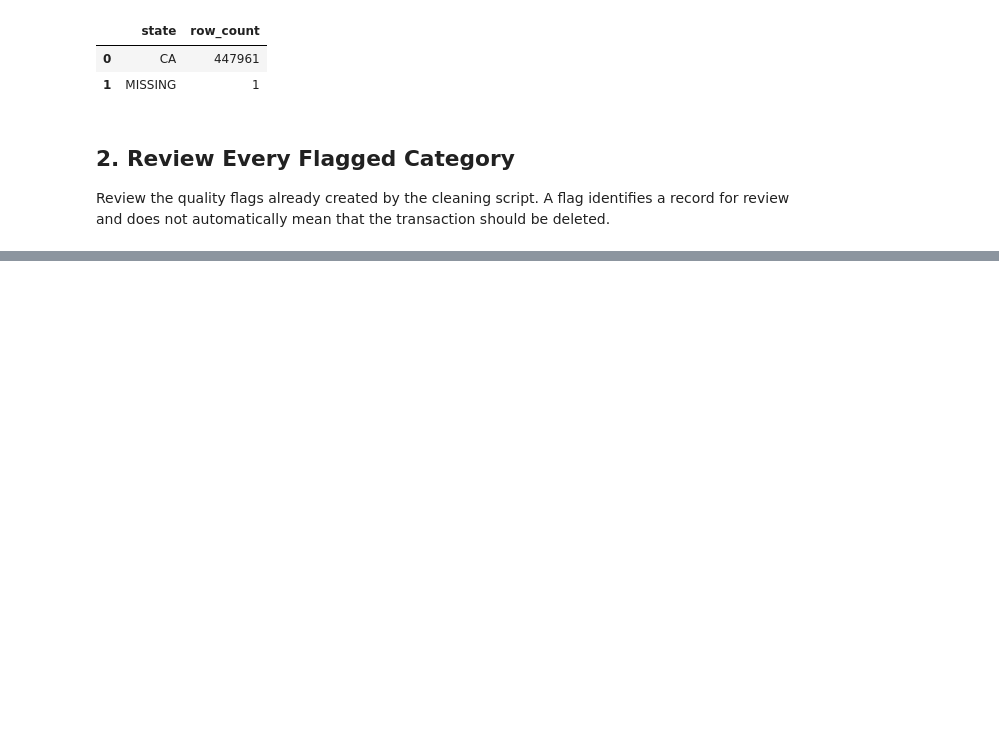
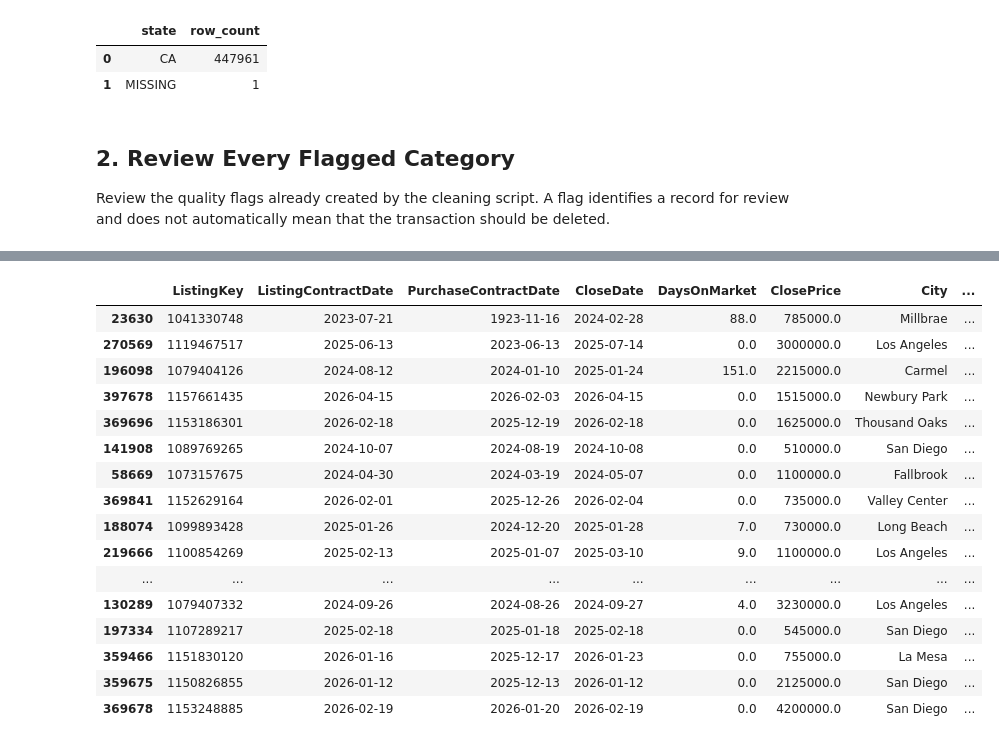
Before and after one commit to DorisTheChef/real-estate-dashboard-project, a Jupyter notebook: notebooks/week4_5_flagged_rows_investigation.ipynb, the cells around one changed output, grey strips where cells are left out. Cells and saved outputs as stored; diff of their text form; code cells hidden in the pictures; blank space fills up the shorter version.

```diff
--- a/notebooks/week4_5_flagged_rows_investigation.ipynb
+++ b/notebooks/week4_5_flagged_rows_investigation.ipynb
@@ -202,0 +728,18 @@ Investigation dataset shape: (447962, 67)
+# %%
+# --- Handle invalid_living_area_flag: 165 rows where LivingArea is exactly 0
+# --- (no negatives). Zero is a "not recorded" placeholder, not a real size —
+# --- 135 are single-family homes and 22 mobile homes that simply lack the
+# --- field. Retain the transactions and set the invalid area to missing, so
+# --- size- and price-per-sqft metrics ignore these rows automatically.
+invalid_area_mask = investigation["LivingArea"].le(0).fillna(False)
+
+print(f"Rows with LivingArea <= 0: {int(invalid_area_mask.sum())}")
+display(
+    investigation.loc[
+        invalid_area_mask,
+        ["ListingKey", "ClosePrice", "LivingArea", "PropertySubType", "City"],
+    ].head(10)
+)
+
+investigation.loc[invalid_area_mask, "LivingArea"] = pd.NA
+print(f"LivingArea set to missing for {int(invalid_area_mask.sum())} rows")
@@ -202,0 +814,31 @@ Investigation dataset shape: (447962, 67)
+# %%
+# --- Investigate the last timeline issue: purchase date BEFORE listing date
+# --- (the remaining piece of negative_timeline_flag). How far before, and
+# --- does the gap size suggest different causes?
+purchase_before_listing_mask = (
+    investigation["PurchaseContractDate"].notna()
+    & investigation["ListingContractDate"].notna()
+    & investigation["PurchaseContractDate"].lt(investigation["ListingContractDate"])
+)
+print(f"Purchase-before-listing rows: {int(purchase_before_listing_mask.sum())}")
+
+gap_days = (
+    investigation.loc[purchase_before_listing_mask, "ListingContractDate"]
+    - investigation.loc[purchase_before_listing_mask, "PurchaseContractDate"]
+).dt.days
+
+print("\nGap distribution (days purchase precedes listing):")
+print(gap_days.describe())
+print("\nGap buckets:")
+print(pd.cut(gap_days, [0, 7, 30, 90, 365, 40000]).value_counts().sort_index())
+
+# Look at the extremes first — gaps of years are likely year typos.
+display(
+    investigation.loc[purchase_before_listing_mask]
+    .assign(gap_days=gap_days)
+    .sort_values("gap_days", ascending=False)
+    [["ListingKey", "ListingContractDate", "PurchaseContractDate",
+      "CloseDate", "DaysOnMarket", "ClosePrice", "City", "gap_days"]]
+    .head(20)
+)
+# %% [output]
@@ -202,0 +865,17 @@ Investigation dataset shape: (447962, 67)
+|  | ListingKey | ListingContractDate | PurchaseContractDate | CloseDate | DaysOnMarket | ClosePrice | City | ... |
+| 23630 | 1041330748 | 2023-07-21 | 1923-11-16 | 2024-02-28 | 88.0 | 785000.0 | Millbrae | ... |
+| 270569 | 1119467517 | 2025-06-13 | 2023-06-13 | 2025-07-14 | 0.0 | 3000000.0 | Los Angeles | ... |
+| 196098 | 1079404126 | 2024-08-12 | 2024-01-10 | 2025-01-24 | 151.0 | 2215000.0 | Carmel | ... |
+| 397678 | 1157661435 | 2026-04-15 | 2026-02-03 | 2026-04-15 | 0.0 | 1515000.0 | Newbury Park | ... |
+| 369696 | 1153186301 | 2026-02-18 | 2025-12-19 | 2026-02-18 | 0.0 | 1625000.0 | Thousand Oaks | ... |
+| 141908 | 1089769265 | 2024-10-07 | 2024-08-19 | 2024-10-08 | 0.0 | 510000.0 | San Diego | ... |
+| 58669 | 1073157675 | 2024-04-30 | 2024-03-19 | 2024-05-07 | 0.0 | 1100000.0 | Fallbrook | ... |
+| 369841 | 1152629164 | 2026-02-01 | 2025-12-26 | 2026-02-04 | 0.0 | 735000.0 | Valley Center | ... |
+| 188074 | 1099893428 | 2025-01-26 | 2024-12-20 | 2025-01-28 | 7.0 | 730000.0 | Long Beach | ... |
+| 219666 | 1100854269 | 2025-02-13 | 2025-01-07 | 2025-03-10 | 9.0 | 1100000.0 | Los Angeles | ... |
+| ... | ... | ... | ... | ... | ... | ... | ... | ... |
+| 130289 | 1079407332 | 2024-09-26 | 2024-08-26 | 2024-09-27 | 4.0 | 3230000.0 | Los Angeles | ... |
+| 197334 | 1107289217 | 2025-02-18 | 2025-01-18 | 2025-02-18 | 0.0 | 545000.0 | San Diego | ... |
+| 359466 | 1151830120 | 2026-01-16 | 2025-12-17 | 2026-01-23 | 0.0 | 755000.0 | La Mesa | ... |
+| 359675 | 1150826855 | 2026-01-12 | 2025-12-13 | 2026-01-12 | 0.0 | 2125000.0 | San Diego | ... |
+| 369678 | 1153248885 | 2026-02-19 | 2026-01-20 | 2026-02-19 | 0.0 | 4200000.0 | San Diego | ... |
```
Also changed, not shown: parts of 41 cells of this notebook, 1 other file.
